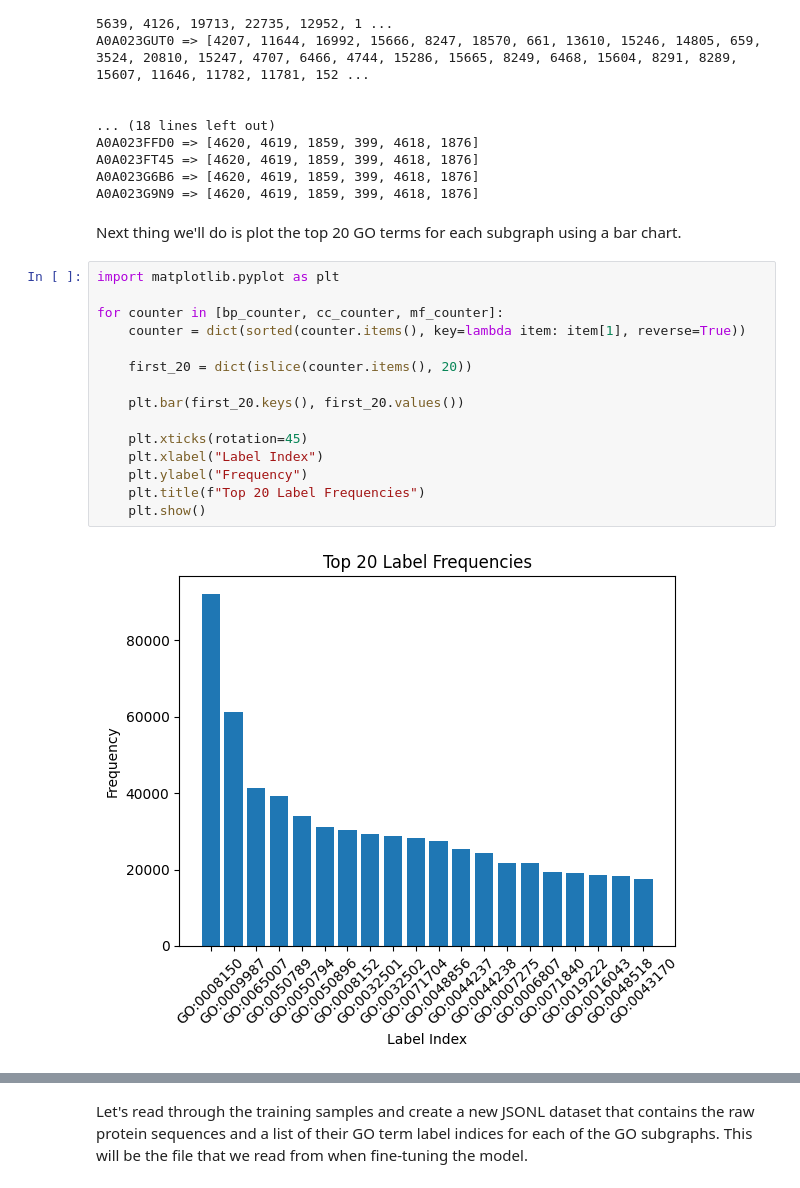
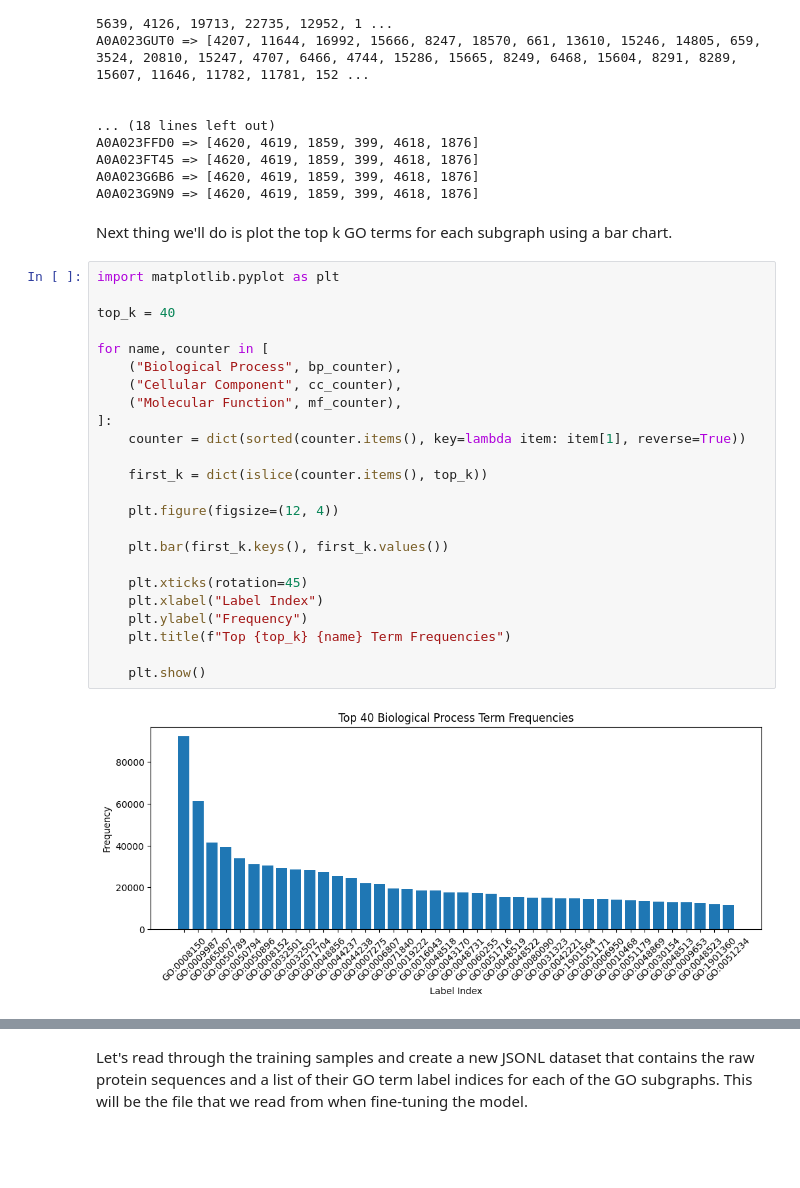
Before and after one commit to andrewdalpino/esm2-function-classifier, a Jupyter notebook: prepare_dataset.ipynb, the cells around one changed output, grey strips where cells are left out. Drawn from its saved outputs; the diff is of its cells as text; blank space fills up the shorter version.

Commit message:
Nicer charts

```diff
--- a/prepare_dataset.ipynb
+++ b/prepare_dataset.ipynb
@@ -156,21 +156,30 @@ A0A023FT45 => [4620, 4619, 1859, 399, 4618, 1876]
 A0A023G6B6 => [4620, 4619, 1859, 399, 4618, 1876]
 A0A023G9N9 => [4620, 4619, 1859, 399, 4618, 1876]
 # %% [markdown]
-Next thing we'll do is plot the top 20 GO terms for each subgraph using a bar chart.
+Next thing we'll do is plot the top k GO terms for each subgraph using a bar chart.
 # %%
 import matplotlib.pyplot as plt
 
-for counter in [bp_counter, cc_counter, mf_counter]:
+top_k = 40
+
+for name, counter in [
+    ("Biological Process", bp_counter),
+    ("Cellular Component", cc_counter),
+    ("Molecular Function", mf_counter),
+]:
     counter = dict(sorted(counter.items(), key=lambda item: item[1], reverse=True))
 
-    first_20 = dict(islice(counter.items(), 20))
+    first_k = dict(islice(counter.items(), top_k))
 
-    plt.bar(first_20.keys(), first_20.values())
+    plt.figure(figsize=(12, 4))
+
+    plt.bar(first_k.keys(), first_k.values())
 
     plt.xticks(rotation=45)
     plt.xlabel("Label Index")
     plt.ylabel("Frequency")
-    plt.title(f"Top 20 Label Frequencies")
+    plt.title(f"Top {top_k} {name} Term Frequencies")
+
     plt.show()
 # %% [output]
-[figure, old version]
+[figure, new version]
```
Also changed, not shown: parts of 1 cell of this notebook.
